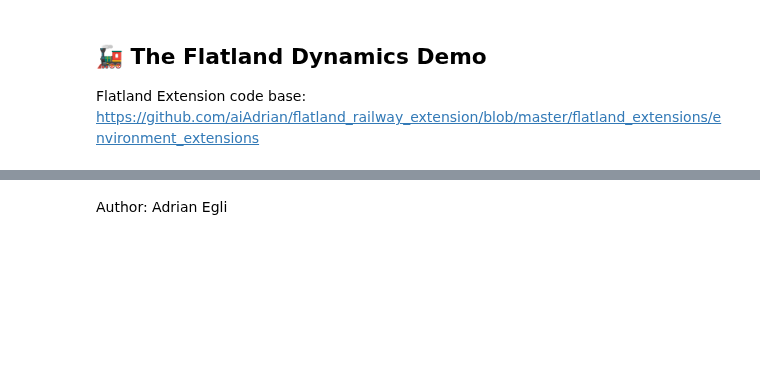
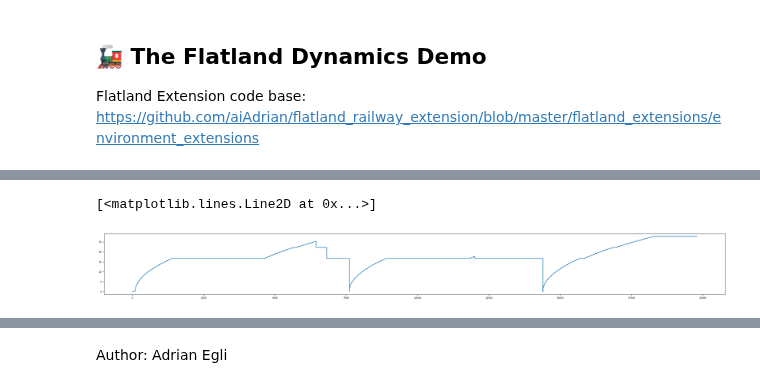
Before and after one commit to aiAdrian/flatland_railway_extension, a Jupyter notebook: Flatland_Dynamics.ipynb, the cells around one changed output, grey strips where cells are left out. Cells and saved outputs as stored; diff of their text form; code cells hidden in the pictures; blank space fills up the shorter version.

```diff
--- a/Flatland_Dynamics.ipynb
+++ b/Flatland_Dynamics.ipynb
@@ -132,3 +145,8 @@ flatland_environment_helper.get_rail_env().agents[3].do_debug_plot(1, 1, True)
+# %%
+plt.plot(a3.distance_RP, a3.velocity_TP)
+# %% [output]
+[<matplotlib.lines.Line2D at 0x...>]
+[figure, added]
 # %%
 import matplotlib.pylab as plt
 plt.rcParams['figure.dpi'] = 100
```
Also changed, not shown: parts of 5 cells of this notebook.
